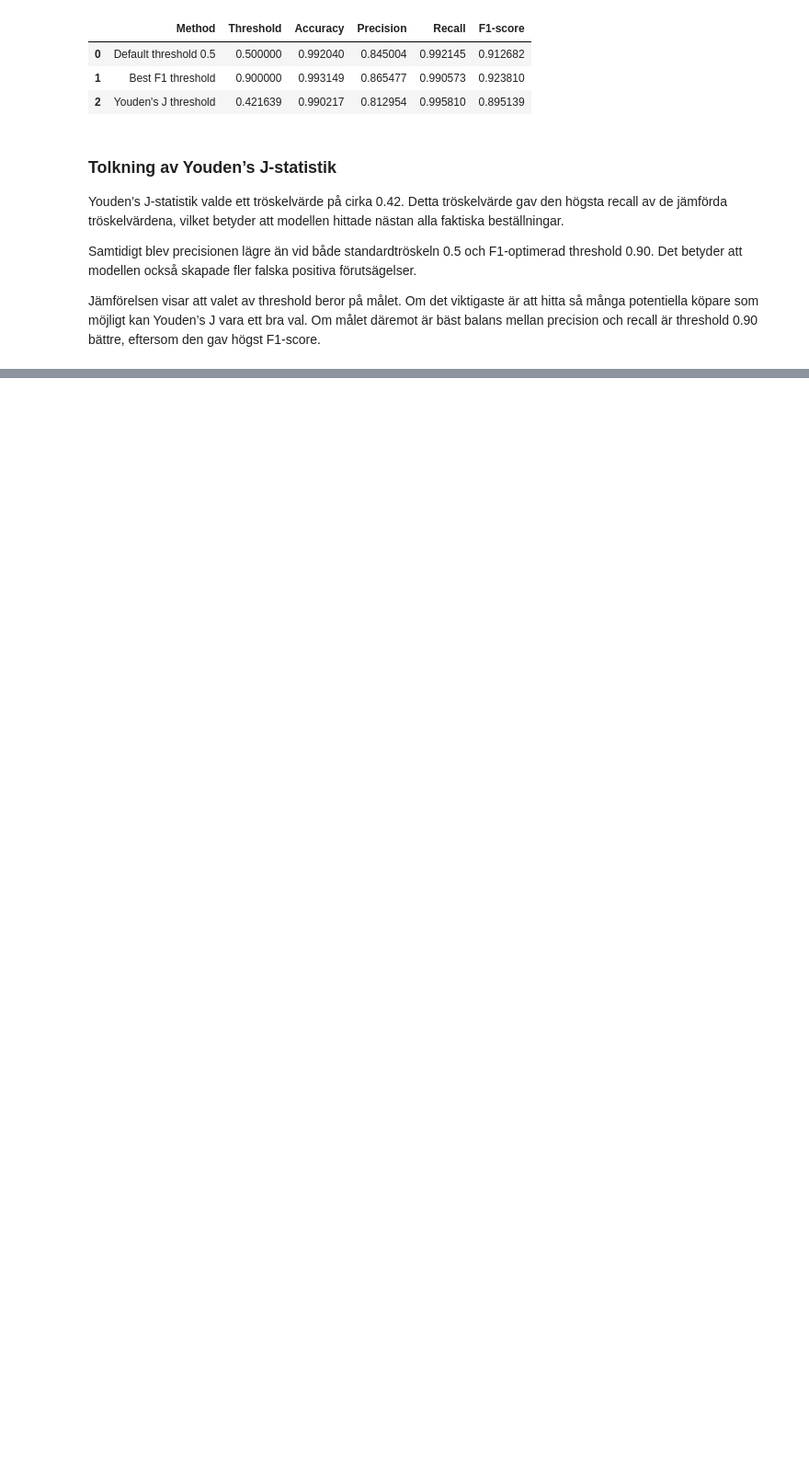
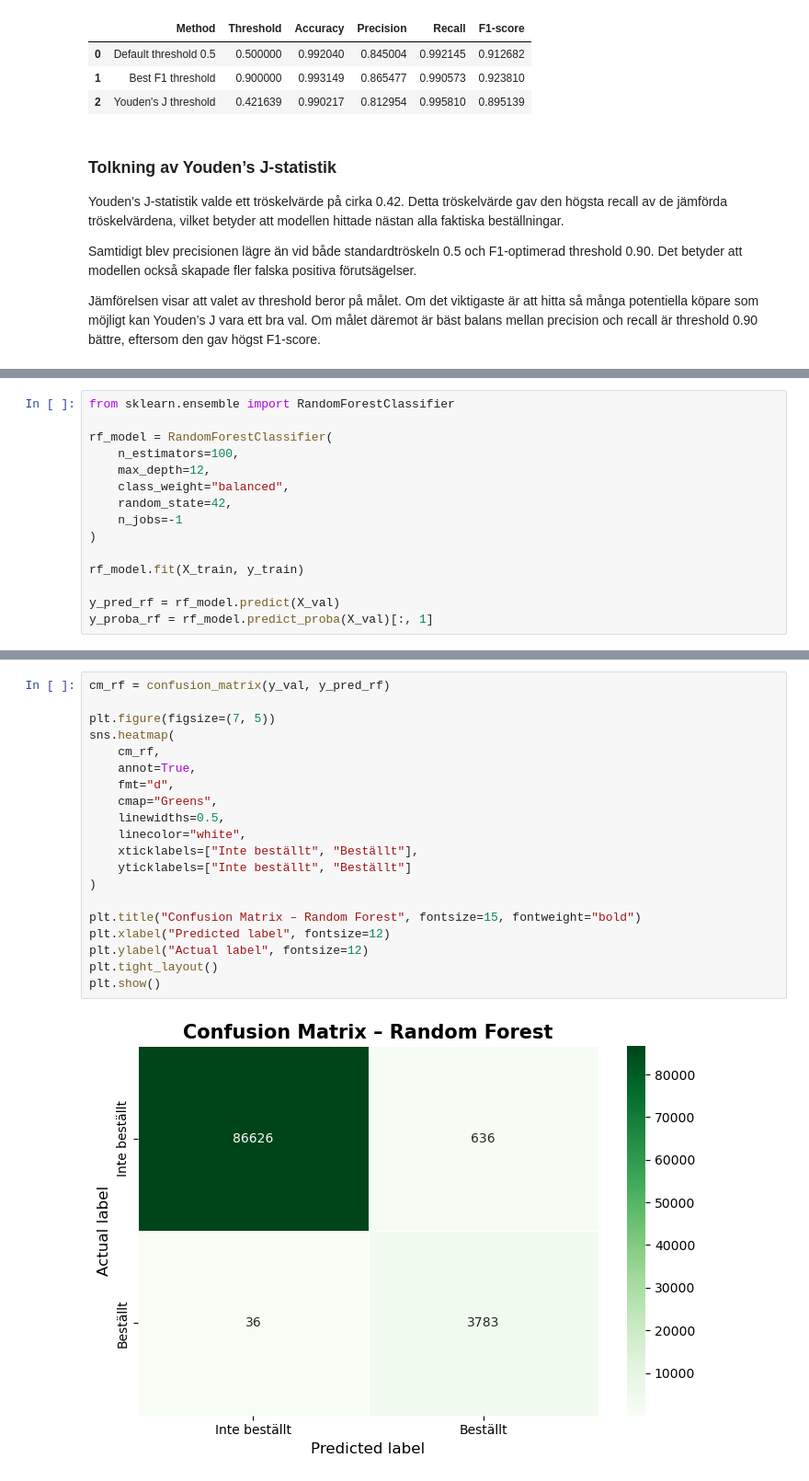
Before and after one commit to spirit-web/Shopping-online-prediction, a Jupyter notebook: notebooks/mahtab/mahtab_analysis.ipynb, the cells around one changed output, grey strips where cells are left out. Shown at 92% size. Saved outputs shown, nothing was run; the diff lists cells and outputs as text; blank space fills up the shorter version.

```diff
--- a/notebooks/mahtab/mahtab_analysis.ipynb
+++ b/notebooks/mahtab/mahtab_analysis.ipynb
@@ -1263,0 +1374,15 @@ Jämförelsen visar att valet av threshold beror på målet. Om det viktigaste
+# %%
+from sklearn.ensemble import RandomForestClassifier
+
+rf_model = RandomForestClassifier(
+    n_estimators=100,
+    max_depth=12,
+    class_weight="balanced",
+    random_state=42,
+    n_jobs=-1
+)
+
+rf_model.fit(X_train, y_train)
+
+y_pred_rf = rf_model.predict(X_val)
+y_proba_rf = rf_model.predict_proba(X_val)[:, 1]
@@ -1263,0 +1416,22 @@ Jämförelsen visar att valet av threshold beror på målet. Om det viktigaste
+# %%
+cm_rf = confusion_matrix(y_val, y_pred_rf)
+
+plt.figure(figsize=(7, 5))
+sns.heatmap(
+    cm_rf,
+    annot=True,
+    fmt="d",
+    cmap="Greens",
+    linewidths=0.5,
+    linecolor="white",
+    xticklabels=["Inte beställt", "Beställt"],
+    yticklabels=["Inte beställt", "Beställt"]
+)
+
+plt.title("Confusion Matrix – Random Forest", fontsize=15, fontweight="bold")
+plt.xlabel("Predicted label", fontsize=12)
+plt.ylabel("Actual label", fontsize=12)
+plt.tight_layout()
+plt.show()
+# %% [output]
+[figure, added]
```
Also changed, not shown: parts of 15 cells of this notebook.
